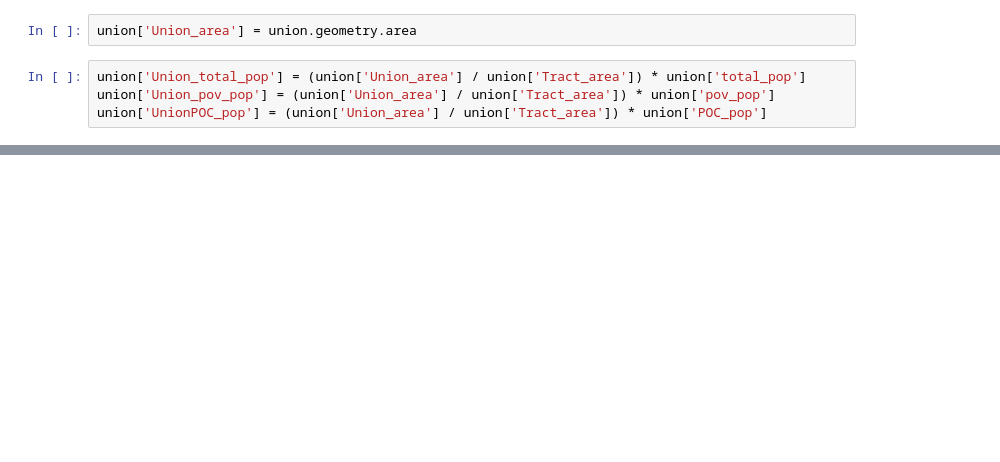
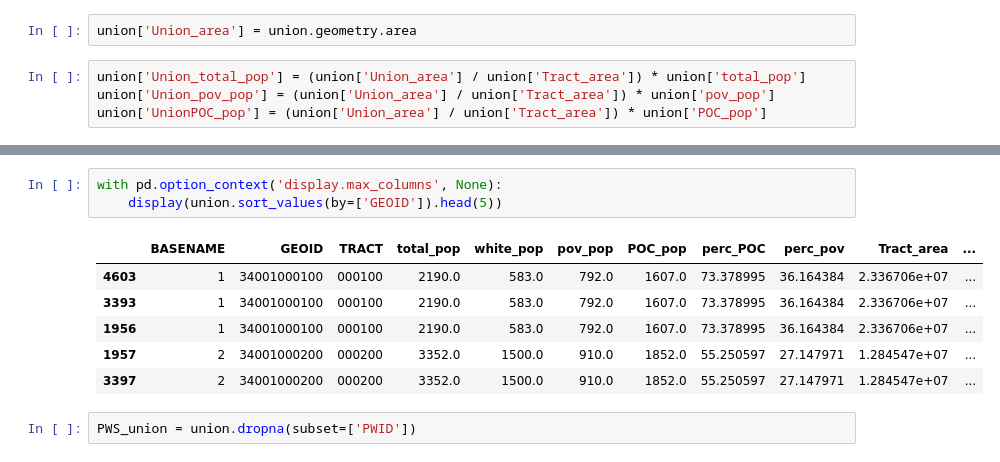
Before and after one commit to zstatmanweil/EJ-analysis-map, a Jupyter notebook: SpatialAnalysis/ArealWeighting.ipynb, the cells around one changed output, grey strips where cells are left out. Saved outputs shown, nothing was run; the diff lists cells and outputs as text; blank space fills up the shorter version.

```diff
--- a/SpatialAnalysis/ArealWeighting.ipynb
+++ b/SpatialAnalysis/ArealWeighting.ipynb
@@ -180,0 +194,12 @@ union['UnionPOC_pop'] = (union['Union_area'] / union['Tract_area']) * union['POC
+# %%
+with pd.option_context('display.max_columns', None):
+    display(union.sort_values(by=['GEOID']).head(5))
+# %% [output]
+|  | BASENAME | GEOID | TRACT | total_pop | white_pop | pov_pop | POC_pop | perc_POC | perc_pov | Tract_area | ... |
+| 4603 | 1 | 34001000100 | 000100 | 2190.0 | 583.0 | 792.0 | 1607.0 | 73.378995 | 36.164384 | 2.336706e+07 | ... |
+| 3393 | 1 | 34001000100 | 000100 | 2190.0 | 583.0 | 792.0 | 1607.0 | 73.378995 | 36.164384 | 2.336706e+07 | ... |
+| 1956 | 1 | 34001000100 | 000100 | 2190.0 | 583.0 | 792.0 | 1607.0 | 73.378995 | 36.164384 | 2.336706e+07 | ... |
+| 1957 | 2 | 34001000200 | 000200 | 3352.0 | 1500.0 | 910.0 | 1852.0 | 55.250597 | 27.147971 | 1.284547e+07 | ... |
+| 3397 | 2 | 34001000200 | 000200 | 3352.0 | 1500.0 | 910.0 | 1852.0 | 55.250597 | 27.147971 | 1.284547e+07 | ... |
+# %%
+PWS_union = union.dropna(subset=['PWID'])
```
Also changed, not shown: parts of 17 cells of this notebook.
